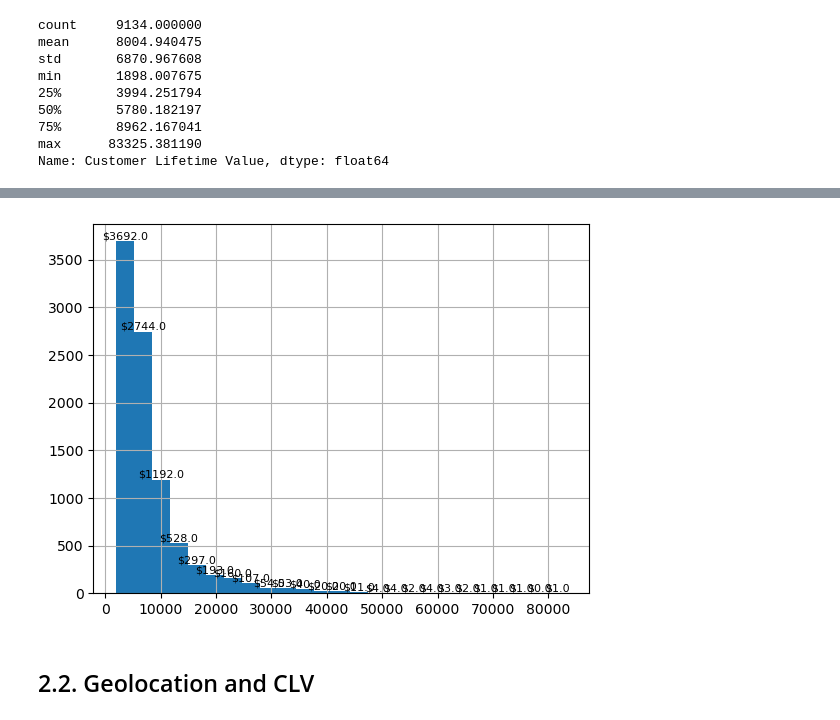
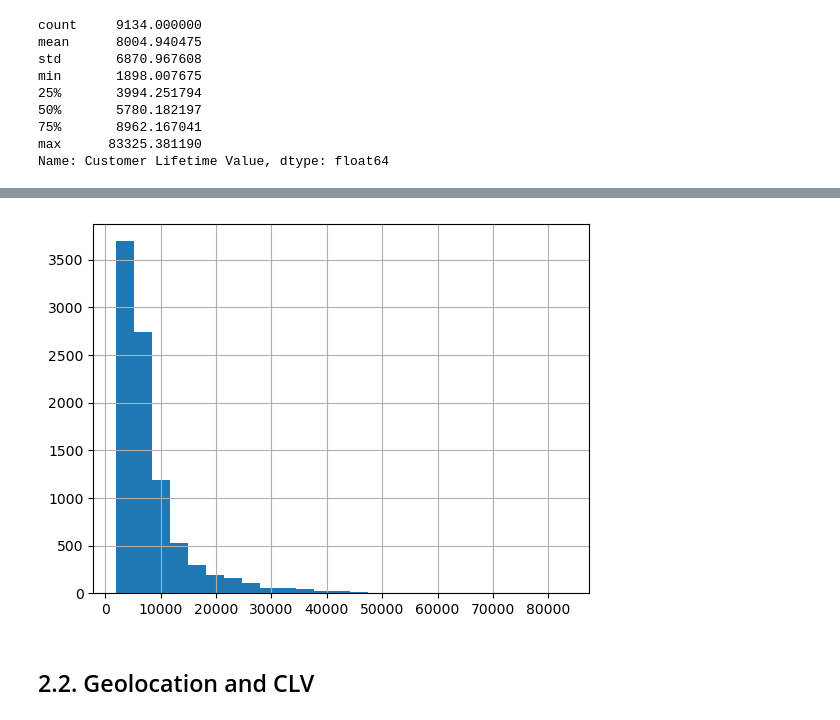
Before and after one commit to yoonhwang/Machine-Learning-and-Generative-AI-for-Marketing, a Jupyter notebook: ch.2/ch-2.ipynb, the cells around one changed output, grey strips where cells are left out. Cells and saved outputs as stored; diff of their text form; code cells hidden in the pictures.

```diff
--- a/ch.2/ch-2.ipynb
+++ b/ch.2/ch-2.ipynb
@@ -179,9 +184,8 @@ Name: Customer Lifetime Value, dtype: float64
 # %%
 ax = df["Customer Lifetime Value"].hist(bins=25)
-ax.bar_label(ax.containers[0], fmt='$%.1f', fontsize=8)
 plt.show()
 # %% [output]
-[figure, old version]
+[figure, new version]
 # %% [markdown]
 ## 2.2. Geolocation and CLV
 # %%
```
Also changed, not shown: parts of 15 cells of this notebook, 25 other files.
